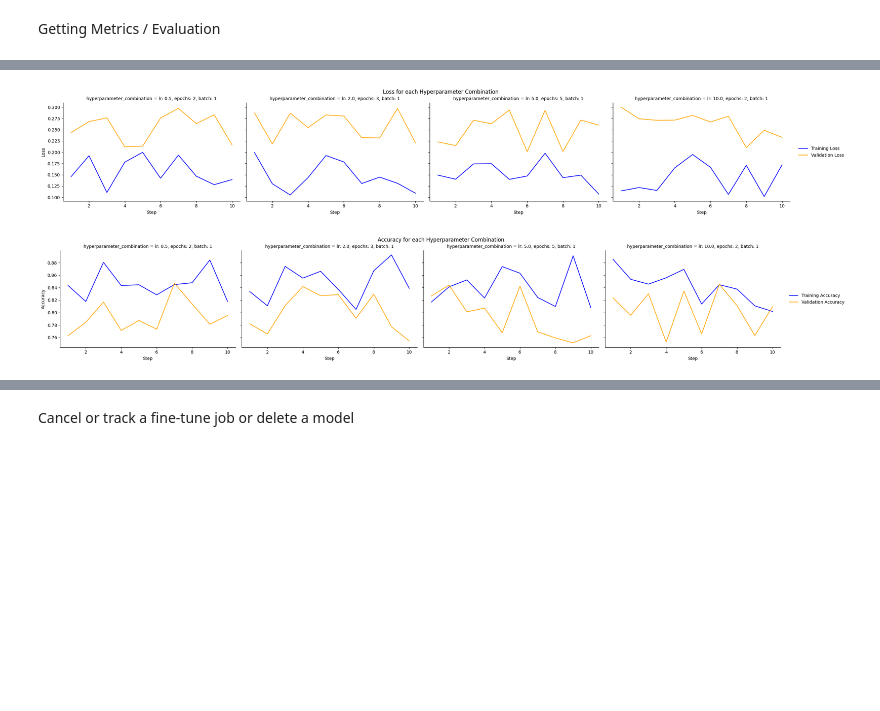
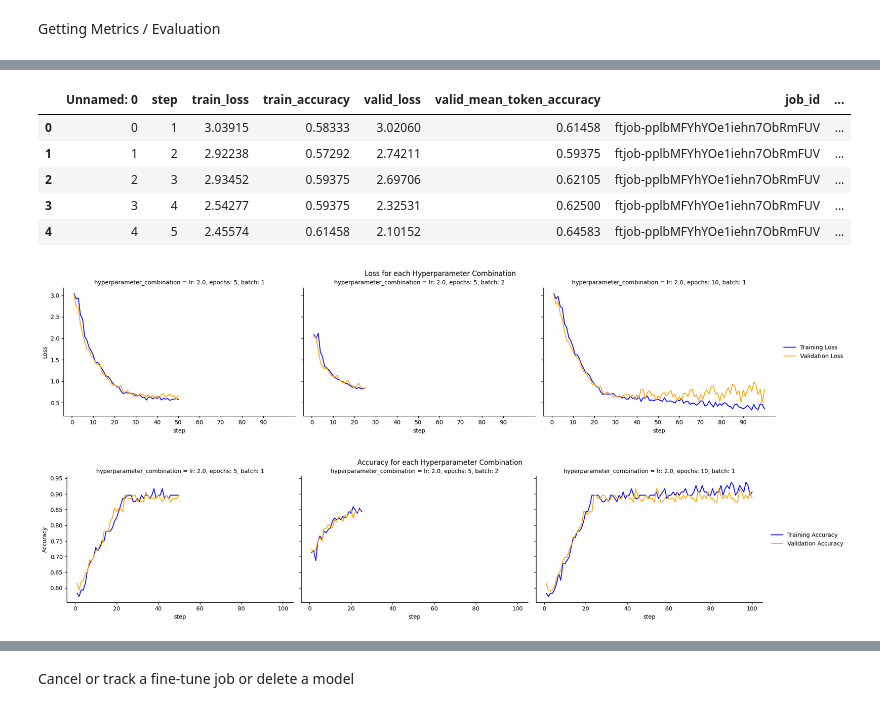
Before and after one commit to izu457/Thesis_Finetuning_GPT3.5_Political_Stance, a Jupyter notebook: Fine-Tuning_Cookbook.ipynb, the cells around one changed output, grey strips where cells are left out. Drawn from its saved outputs; the diff is of its cells as text; code cells hidden in the pictures; blank space fills up the shorter version.

```diff
--- a/Fine-Tuning_Cookbook.ipynb
+++ b/Fine-Tuning_Cookbook.ipynb
@@ -385,37 +340,61 @@ display(syn_all_metrics_df.head())
 # %%
-# Ensure the dataframe has hyperparameter columns as strings for easier plotting
-all_metrics_df["learning_rate_multiplier"] = all_metrics_df["learning_rate_multiplier"].astype(str)
-all_metrics_df["n_epochs"] = all_metrics_df["n_epochs"].astype(str)
-all_metrics_df["batch_size"] = all_metrics_df["batch_size"].astype(str)
+clas_results_metrics_copy = pd.read_csv("clas_results_metrics.csv")
+clas_results_metrics_copy["learning_rate_multiplier"] = clas_results_metrics_copy["learning_rate_multiplier"].astype(str)
 
 # Create a column to represent each hyperparameter combination
-all_metrics_df["hyperparameter_combination"] = (
-    "lr: " + all_metrics_df["learning_rate_multiplier"] +
-    ", epochs: " + all_metrics_df["n_epochs"] +
-    ", batch: " + all_metrics_df["batch_size"]
+clas_results_metrics_copy["hyperparameter_combination"] = (
+    "lr: " + clas_results_metrics_copy["learning_rate_multiplier"].astype(str) +
+    ", epochs: " + clas_results_metrics_copy["n_epochs"].astype(str) +
+    ", batch: " + clas_results_metrics_copy["batch_size"].astype(str)
 )
 
+# delete rows where steps == =
+clas_results_metrics_copy = clas_results_metrics_copy[clas_results_metrics_copy["step"] != "="]
+clas_results_metrics_copy = clas_results_metrics_copy[clas_results_metrics_copy["step"] != "=="]
+clas_results_metrics_copy = clas_results_metrics_copy[clas_results_metrics_copy["step"] != "==="]
+# Convert steps to integers
+clas_results_metrics_copy["step"] = clas_results_metrics_copy["step"].astype(int)
+
+display(clas_results_metrics_copy.head())
+
 # Plot the losses
-g = sns.FacetGrid(all_metrics_df, col="hyperparameter_combination", col_wrap=4, height=4, aspect=1.5)
-g.map(plt.plot, "Step", "train_loss", label="Training Loss", color="blue")
-g.map(plt.plot, "Step", "valid_loss", label="Validation Loss", color="orange")
+# grid of subplots: g with FacetGrid function
+g = sns.FacetGrid(clas_results_metrics_copy,
+                  col="hyperparameter_combination",
+                  col_wrap=3,
+                  height=4,
+                  aspect=1.5
+                  )
+g.map(plt.plot, "step", "train_loss", label="Training Loss", color="blue")
+g.map(plt.plot, "step", "valid_loss", label="Validation Loss", color="orange")
 g.add_legend()
 for ax in g.axes.flat:
     ax.set_ylabel("Loss")
+    # display every tenth step on the x-axis
+    ax.set_xticks(range(0, clas_results_metrics_copy["step"].max(), 10))
 
 g.figure.suptitle('Loss for each Hyperparameter Combination', y=1.02)
 plt.show()
 
 # Plot the accuracies
-g = sns.FacetGrid(all_metrics_df, col="hyperparameter_combination", col_wrap=4, height=4, aspect=1.5)
-g.map(plt.plot, "Step", "train_accuracy", label="Training Accuracy",color="blue")
-g.map(plt.plot, "Step", "valid_mean_token_accuracy", label="Validation Accuracy", color="orange")
+g = sns.FacetGrid(clas_results_metrics_copy, col="hyperparameter_combination", col_wrap=3, height=4, aspect=1.5)
+g.map(plt.plot, "step", "train_accuracy", label="Training Accuracy",color="blue")
+g.map(plt.plot, "step", "valid_mean_token_accuracy", label="Validation Accuracy", color="orange")
 g.add_legend()
 for ax in g.axes.flat:
     ax.set_ylabel("Accuracy")
 
 g.figure.suptitle('Accuracy for each Hyperparameter Combination', y=1.02)
 plt.show()
+
+# save all_results_metrics_copy as a global variable
+clas_results_metrics_copy.to_csv("clas_results_metrics_copy.csv")
 # %% [output]
+|  | Unnamed: 0 | step | train_loss | train_accuracy | valid_loss | valid_mean_token_accuracy | job_id | ... |
+| 0 | 0 | 1 | 3.03915 | 0.58333 | 3.02060 | 0.61458 | ftjob-pplbMFYhYOe1iehn7ObRmFUV | ... |
+| 1 | 1 | 2 | 2.92238 | 0.57292 | 2.74211 | 0.59375 | ftjob-pplbMFYhYOe1iehn7ObRmFUV | ... |
+| 2 | 2 | 3 | 2.93452 | 0.59375 | 2.69706 | 0.62105 | ftjob-pplbMFYhYOe1iehn7ObRmFUV | ... |
+| 3 | 3 | 4 | 2.54277 | 0.59375 | 2.32531 | 0.62500 | ftjob-pplbMFYhYOe1iehn7ObRmFUV | ... |
+| 4 | 4 | 5 | 2.45574 | 0.61458 | 2.10152 | 0.64583 | ftjob-pplbMFYhYOe1iehn7ObRmFUV | ... |
-[figure, old version]
+[figure, new version]
-[figure, old version]
+[figure, new version]
```
Also changed, not shown: parts of 24 cells of this notebook, 5 other files.
